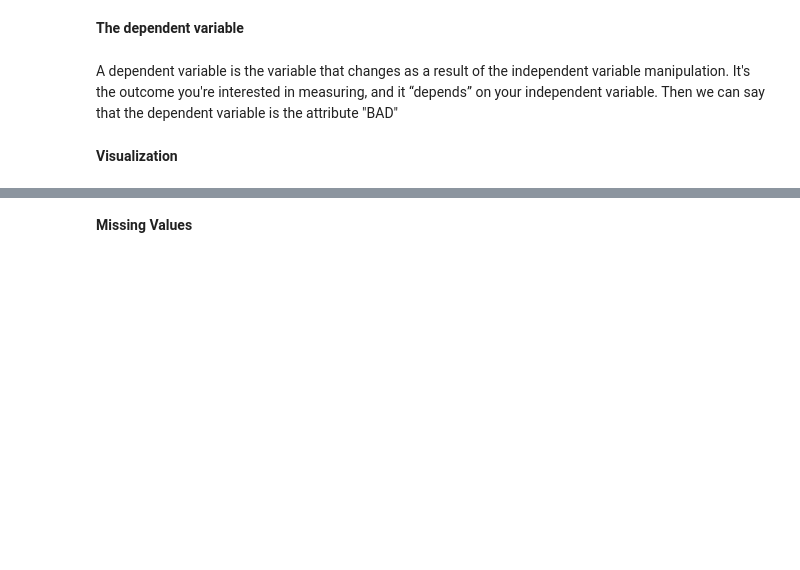
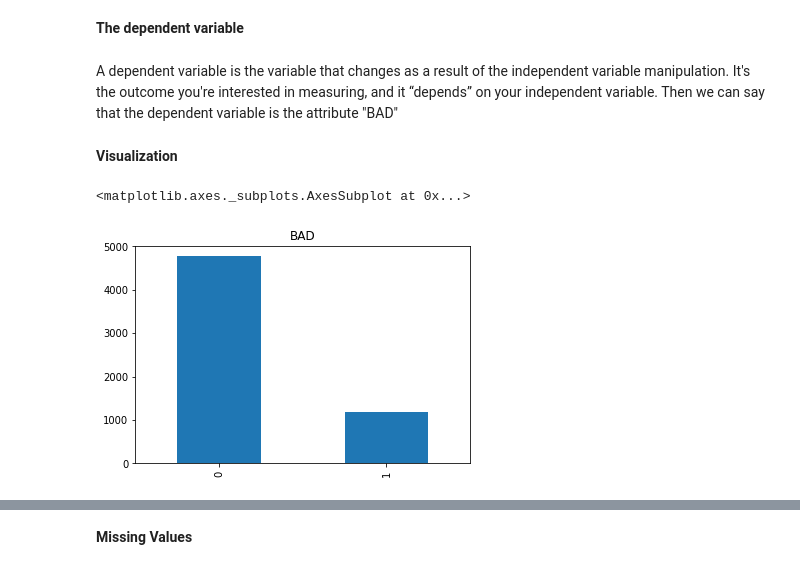
Before and after one commit to sanae-a11y/AI, a Jupyter notebook: CreditScoring.ipynb, the cells around one changed output, grey strips where cells are left out. Saved outputs shown, nothing was run; the diff lists cells and outputs as text; code cells hidden in the pictures; blank space fills up the shorter version.

```diff
--- a/CreditScoring.ipynb
+++ b/CreditScoring.ipynb
@@ -77,3 +77,9 @@ A dependent variable is the variable that changes as a result of the independent
 Then we can say that the dependent variable is the attribute "BAD"
 # %% [markdown]
 **Visualization**
+# %%
+#Frequency distribution of target variable "BAD" and visualizing the target variable
+file['BAD'].value_counts().plot.bar(title='BAD')
+# %% [output]
+<matplotlib.axes._subplots.AxesSubplot at 0x...>
+[figure, added]
```
Also changed, not shown: parts of 19 cells of this notebook.
